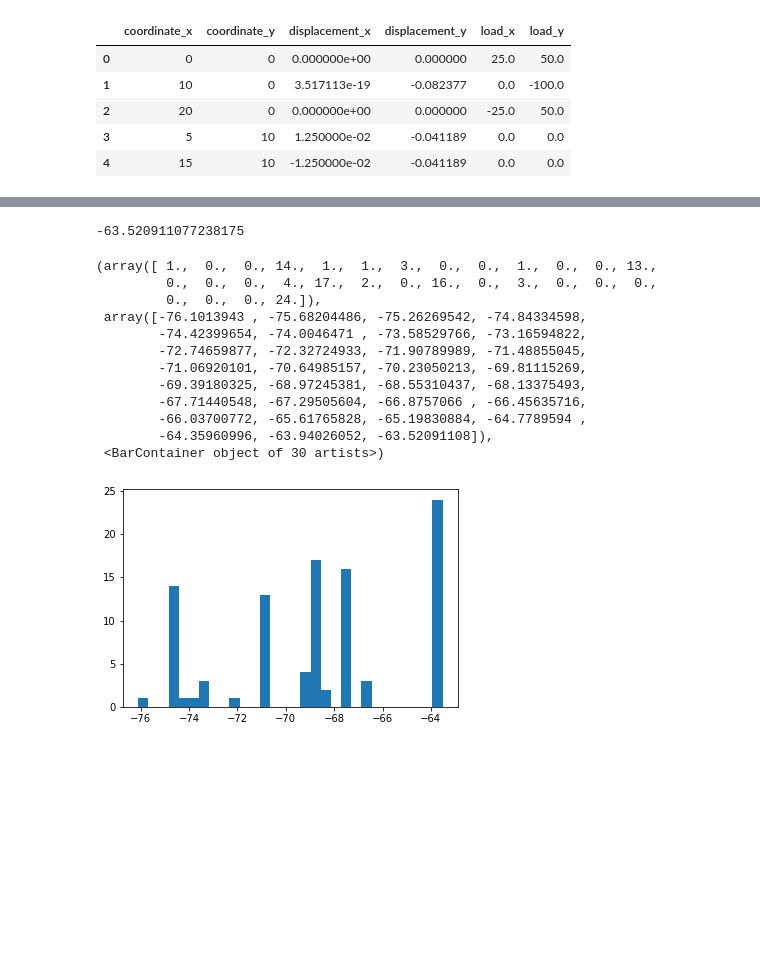
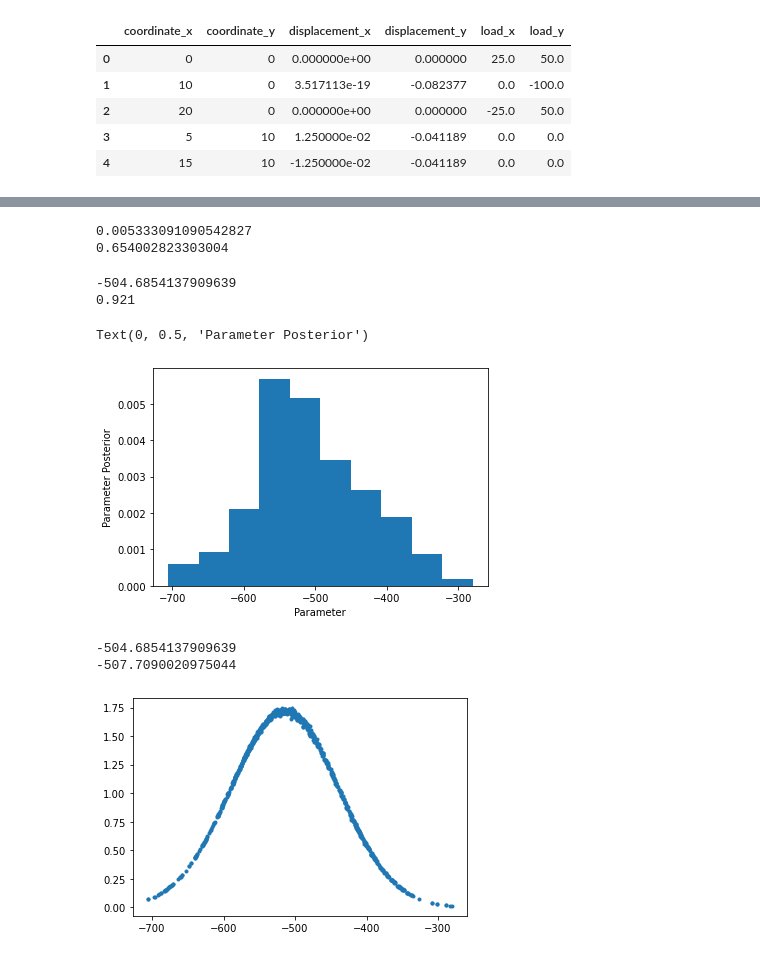
Before and after one commit to ks976/IIB_project, a Jupyter notebook: main.ipynb, the cells around one changed output, grey strips where cells are left out. Saved outputs shown, nothing was run; the diff lists cells and outputs as text; code cells hidden in the pictures; blank space fills up the shorter version.

```diff
--- a/main.ipynb
+++ b/main.ipynb
@@ -310,15 +408,12 @@ plt.show()
 # %%
 def random_force(param, T):
-  return np.tile(np.array(np.random.normal(param,40, (6,1))), (1,T))
+  return np.random.normal(param, 50, (6,T))
 # %%
-f = random_force(-100, T)
-# f = np.random.normal(-100,10, (len(PA),T))
-print(f)
+f = random_force(-500, T)
 a = np.zeros((len(UA),1))
 a[:,0] = np.transpose(UA)
 a_dot = np.zeros((len(UA),1))
-a_ddot = np.dot(np.linalg.inv(MAA), -np.dot(CAA, a_dot)-np.dot(KAA, a))
+a_ddot = np.dot(np.linalg.inv(MAA), np.dot(KAA, a))
 a, a_dot, a_ddot = Newmark_Beta(MAA, KAA, f, a, a_dot, a_ddot, deltaT, T)
-plt.plot(a[1,:])
 plt.plot(f[1,:])
 # %% [output]
@@ -339,2 +422,3 @@ plt.plot(f[1,:])
 # %%
-data = generate_pseudo_data(a, T, 0.1)
+data = generate_pseudo_data(a, T, 0.01)
+plt.plot(data[1,:]-a[1,:])
@@ -346,26 +428,40 @@ plt.plot(data[1,:])
+# %%
+sigma_r = 0.01*np.std(a)
+print(sigma_r)
+sigma_q = np.mean(np.abs(a))
+print(sigma_q)
+# %% [output]
+0.005333091090542827
+0.654002823303004
 # %%
 x = np.zeros((3*len(UA),1))
 x[0:6,0] = np.transpose(UA)
-param, energy_list, X = Metropolis_Hasting(A, B, H, x, random_force, data, 1, 1, 1, -80, 10, 5, T, 100)
+N = 1000
+param, energy_list, X, acc = Metropolis_Hastings(A, B, H, x, random_force, data, 1, sigma_r, 100*sigma_q, -400, 100, 0.2, T, N, 'grw')
 index = np.argmin(energy_list)
 mean_MAP = param[index]
 print(mean_MAP)
-plt.hist(param, bins=30)
+print(acc)
+plt.hist(param, density=True)
+plt.xlabel("Parameter")
+plt.ylabel("Parameter Posterior")
 # %% [output]
--63.520911077238175
+-504.6854137909639
+0.921
-(array([ 1.,  0.,  0., 14.,  1.,  1.,  3.,  0.,  0.,  1.,  0.,  0., 13.,
-         0.,  0.,  0.,  4., 17.,  2.,  0., 16.,  0.,  3.,  0.,  0.,  0.,
-         0.,  0.,  0., 24.]),
- array([-76.1013943 , -75.68204486, -75.26269542, -74.84334598,
-        -74.42399654, -74.0046471 , -73.58529766, -73.16594822,
-        -72.74659877, -72.32724933, -71.90789989, -71.48855045,
-        -71.06920101, -70.64985157, -70.23050213, -69.81115269,
-        -69.39180325, -68.97245381, -68.55310437, -68.13375493,
-        -67.71440548, -67.29505604, -66.8757066 , -66.45635716,
-        -66.03700772, -65.61765828, -65.19830884, -64.7789594 ,
-        -64.35960996, -63.94026052, -63.52091108]),
- <BarContainer object of 30 artists>)
+Text(0, 0.5, 'Parameter Posterior')
-[figure, old version]
+[figure, new version]
+# %%
+posterior = []
+scale = np.mean(energy_list)
+for i in range(len(energy_list)):
+    posterior.append(np.exp(-energy_list[i]+scale))
+plt.plot(param, posterior, '.')
+print(param[np.argmax(posterior)])
+print(np.mean(param))
+# %% [output]
+-504.6854137909639
+-507.7090020975044
+[figure, added]
 # %%
 plt.plot(param)
 # %% [output]
```
Also changed, not shown: parts of 65 cells of this notebook, 2 other files.
